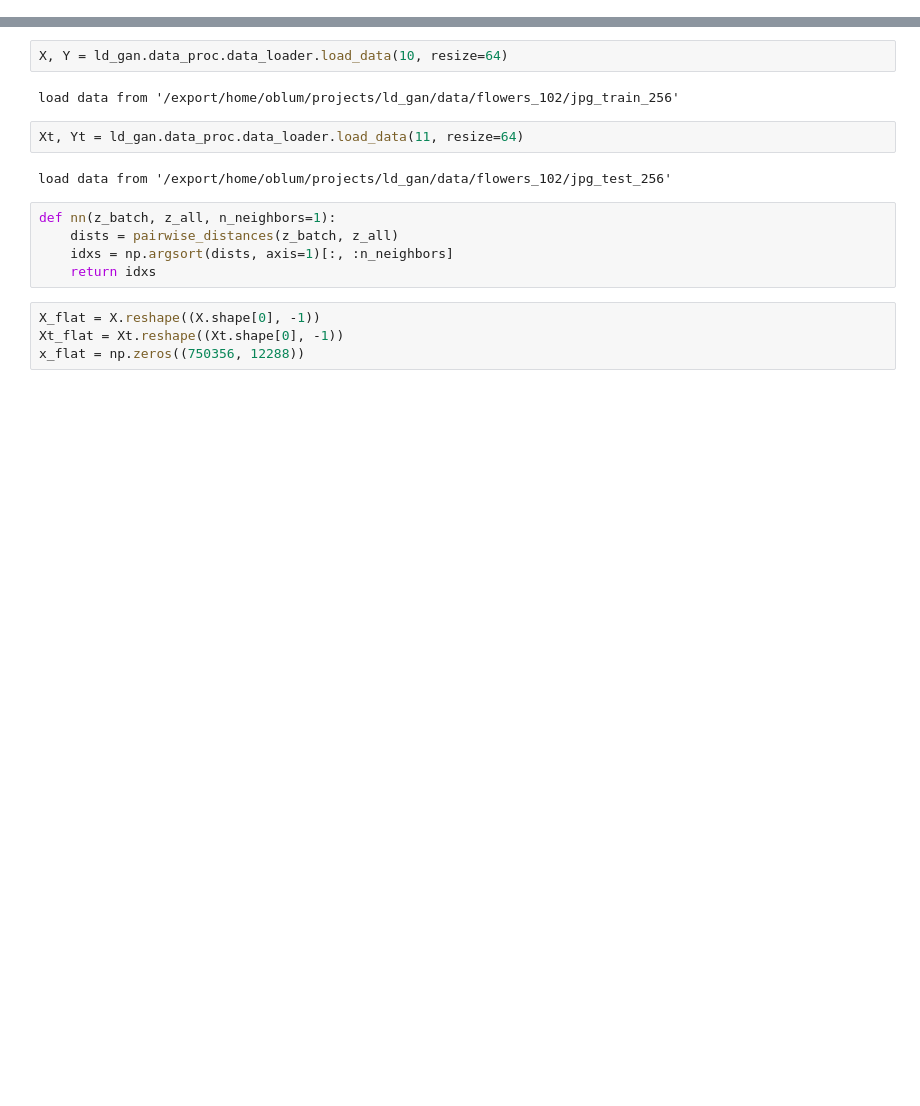
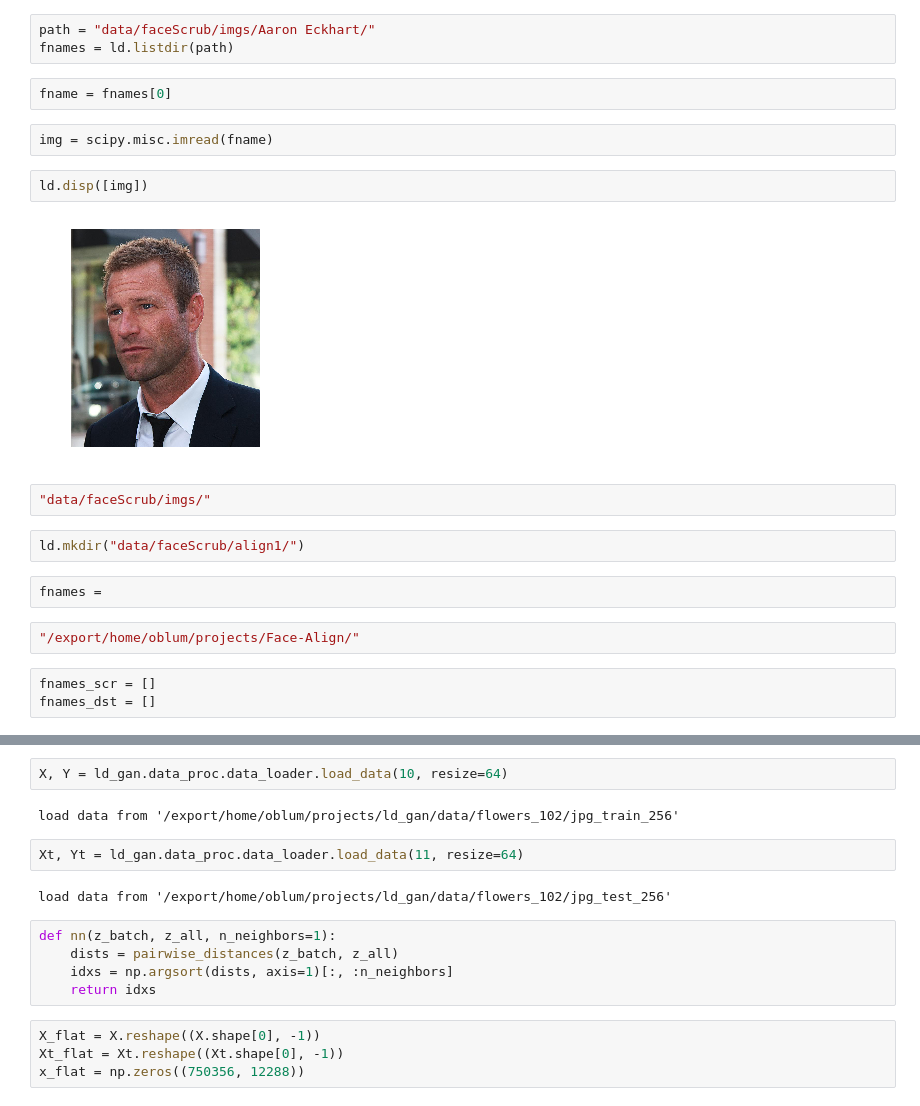
Before and after one commit to oliblum90/ld_gan, a Jupyter notebook: notebooks/00_try_around.ipynb, the cells around one changed output, grey strips where cells are left out. Cells and saved outputs as stored; diff of their text form; blank space fills up the shorter version.

```diff
--- a/notebooks/00_try_around.ipynb
+++ b/notebooks/00_try_around.ipynb
@@ -18,0 +138,22 @@ from sklearn.metrics.pairwise import pairwise_distances
+# %%
+path = "data/faceScrub/imgs/Aaron Eckhart/"
+fnames = ld.listdir(path)
+# %%
+fname = fnames[0]
+# %%
+img = scipy.misc.imread(fname)
+# %%
+ld.disp([img])
+# %% [output]
+[figure, added]
+# %%
+"data/faceScrub/imgs/"
+# %%
+ld.mkdir("data/faceScrub/align1/")
+# %%
+fnames =
+# %%
+"/export/home/oblum/projects/Face-Align/"
+# %%
+fnames_scr = []
+fnames_dst = []
```
Also changed, not shown: parts of 43 cells of this notebook, 27 other files.
